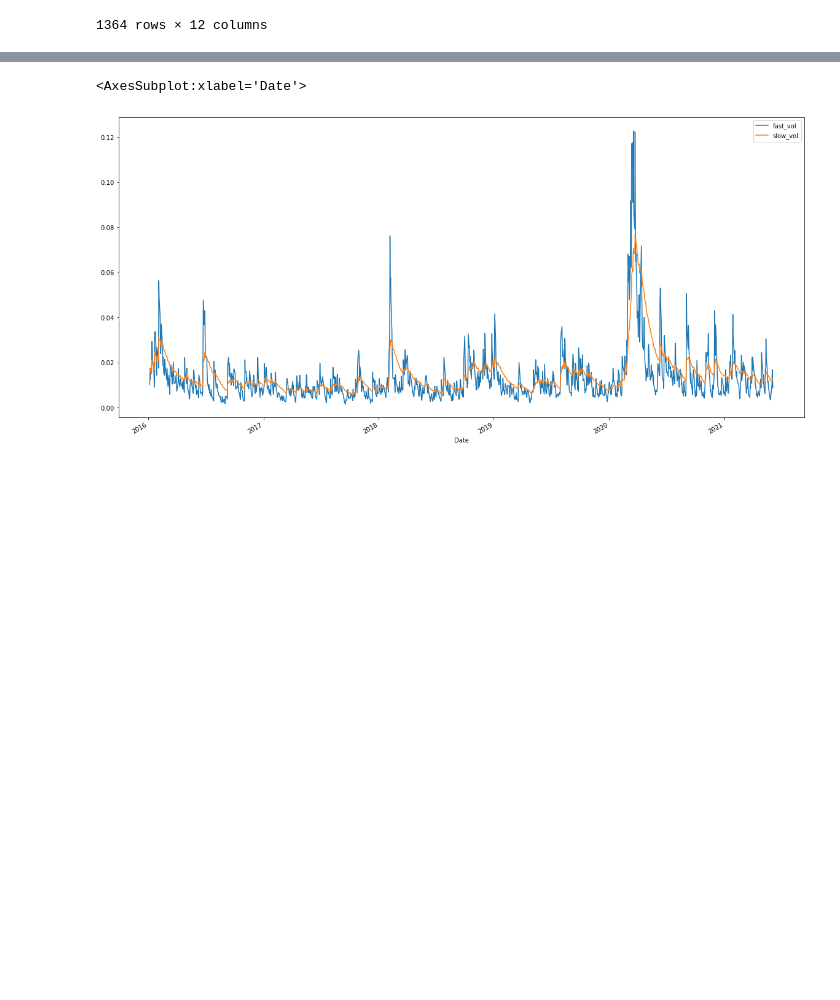
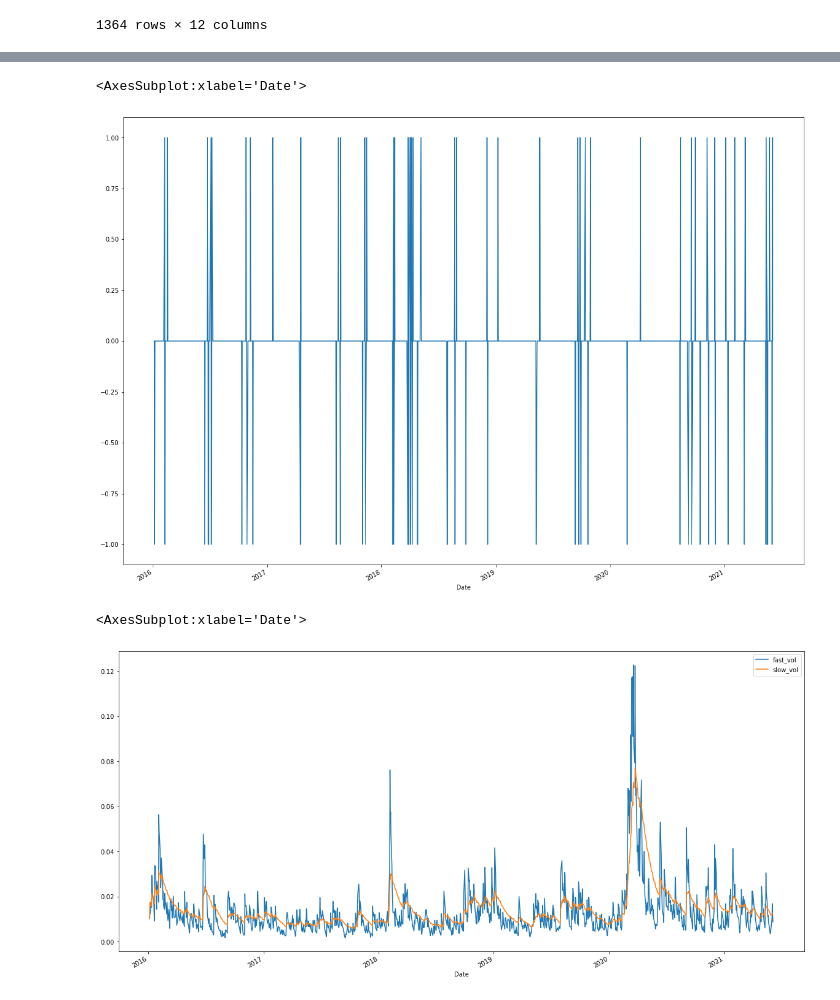
Before and after one commit to scolpan/etf_ml, a Jupyter notebook: InitialETF.ipynb, the cells around one changed output, grey strips where cells are left out. Saved outputs shown, nothing was run; the diff lists cells and outputs as text; code cells hidden in the pictures; blank space fills up the shorter version.

```diff
--- a/InitialETF.ipynb
+++ b/InitialETF.ipynb
@@ -178,3 +225,8 @@ sig_df
+# %%
+sig_df['crossover_real'].plot(figsize=(20, 15))
+# %% [output]
+<AxesSubplot:xlabel='Date'>
+[figure, added]
 # %%
 ### Plot Exponential Moving Average of Daily Return Volatility
 sig_df[['fast_vol', 'slow_vol']].plot(figsize=(20,10))
```
Also changed, not shown: parts of 34 cells of this notebook.
